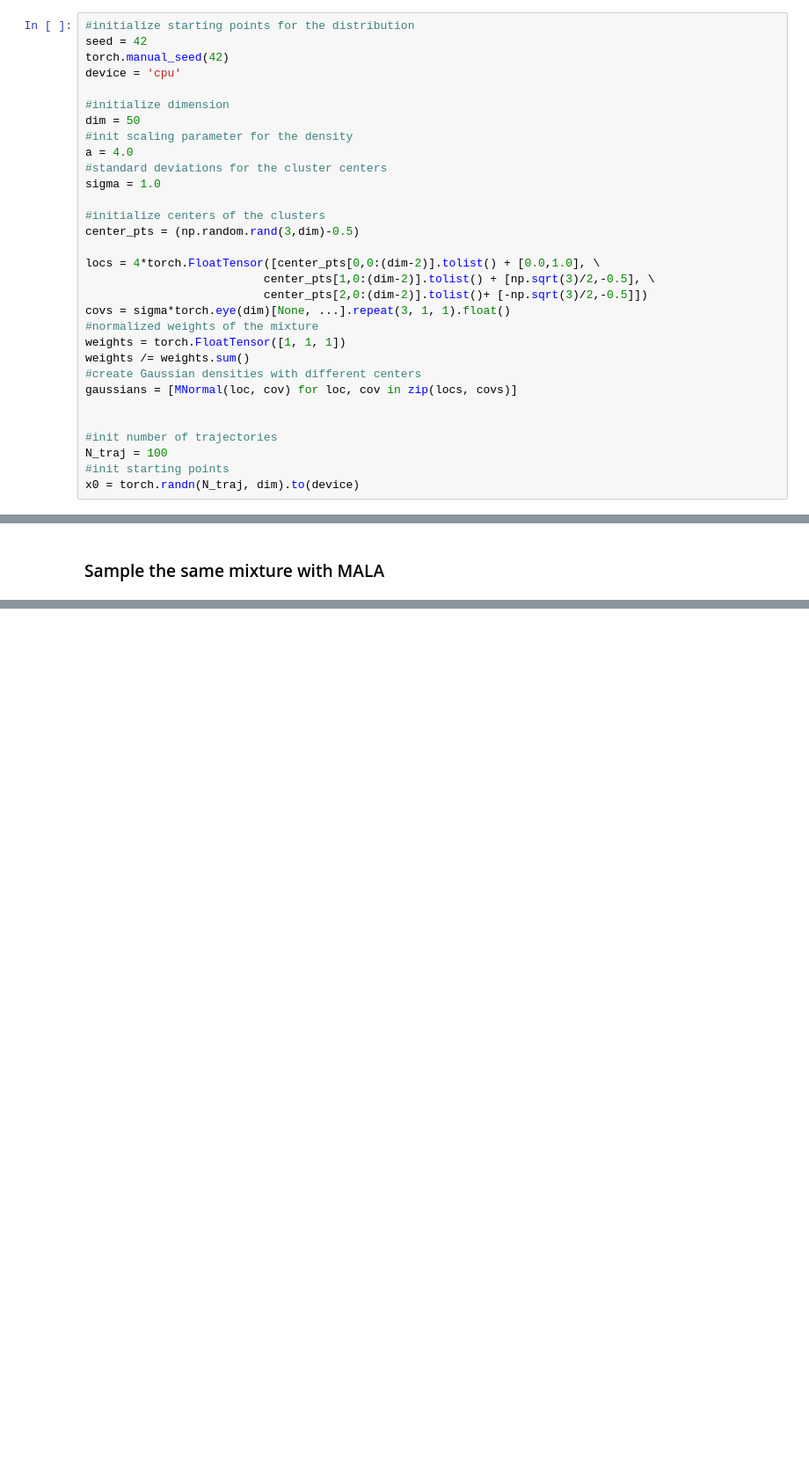
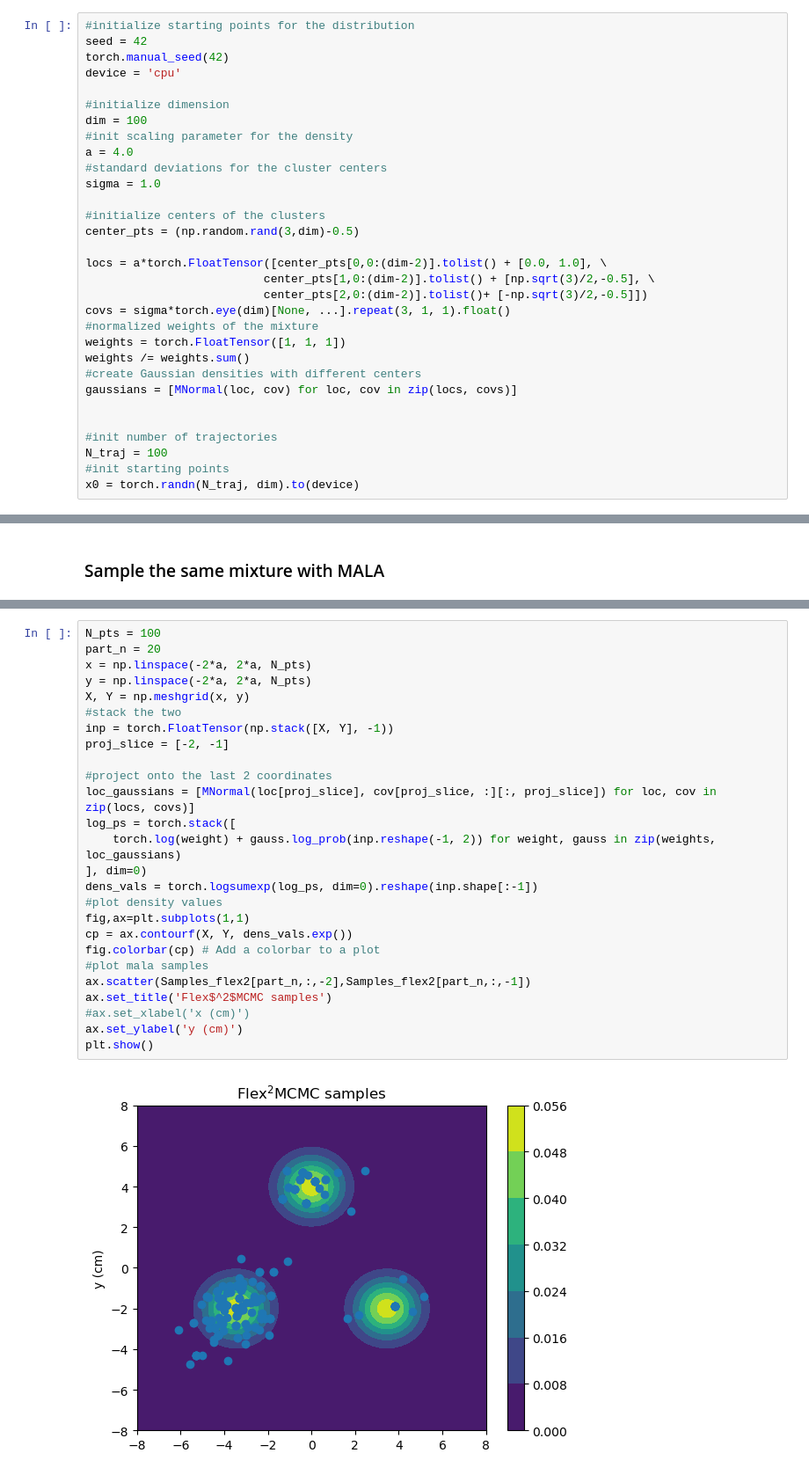
Before and after one commit to svsamsonov/ex2mcmc_new, a Jupyter notebook: code_submission/ISIR_novel_large_dim.ipynb, the cells around one changed output, grey strips where cells are left out. Shown at 88% size. Cells and saved outputs as stored; diff of their text form; blank space fills up the shorter version.

Commit message:
gaussian mixture update

```diff
--- a/code_submission/ISIR_novel_large_dim.ipynb
+++ b/code_submission/ISIR_novel_large_dim.ipynb
@@ -63,7 +63,7 @@ torch.manual_seed(42)
 device = 'cpu'
 
 #initialize dimension
-dim = 50
+dim = 100
 #init scaling parameter for the density
 a = 4.0
 #standard deviations for the cluster centers
@@ -72,7 +72,7 @@ sigma = 1.0
 #initialize centers of the clusters
 center_pts = (np.random.rand(3,dim)-0.5)
 
-locs = 4*torch.FloatTensor([center_pts[0,0:(dim-2)].tolist() + [0.0,1.0], \
+locs = a*torch.FloatTensor([center_pts[0,0:(dim-2)].tolist() + [0.0, 1.0], \
                           center_pts[1,0:(dim-2)].tolist() + [np.sqrt(3)/2,-0.5], \
                           center_pts[2,0:(dim-2)].tolist()+ [-np.sqrt(3)/2,-0.5]])
 covs = sigma*torch.eye(dim)[None, ...].repeat(3, 1, 1).float()
@@ -329,0 +265,28 @@ plt.show()
+# %%
+N_pts = 100
+part_n = 20
+x = np.linspace(-2*a, 2*a, N_pts)
+y = np.linspace(-2*a, 2*a, N_pts)
+X, Y = np.meshgrid(x, y)
+#stack the two
+inp = torch.FloatTensor(np.stack([X, Y], -1))
+proj_slice = [-2, -1]
+
+#project onto the last 2 coordinates
+loc_gaussians = [MNormal(loc[proj_slice], cov[proj_slice, :][:, proj_slice]) for loc, cov in zip(locs, covs)]
+log_ps = torch.stack([
+    torch.log(weight) + gauss.log_prob(inp.reshape(-1, 2)) for weight, gauss in zip(weights, loc_gaussians)
+], dim=0)
+dens_vals = torch.logsumexp(log_ps, dim=0).reshape(inp.shape[:-1])
+#plot density values
+fig,ax=plt.subplots(1,1)
+cp = ax.contourf(X, Y, dens_vals.exp())
+fig.colorbar(cp) # Add a colorbar to a plot
+#plot mala samples
+ax.scatter(Samples_flex2[part_n,:,-2],Samples_flex2[part_n,:,-1])
+ax.set_title('Flex$^2$MCMC samples')
+#ax.set_xlabel('x (cm)')
+ax.set_ylabel('y (cm)')
+plt.show()
+# %% [output]
+[figure, added]
```
Also changed, not shown: parts of 23 cells of this notebook, 2 other files.
